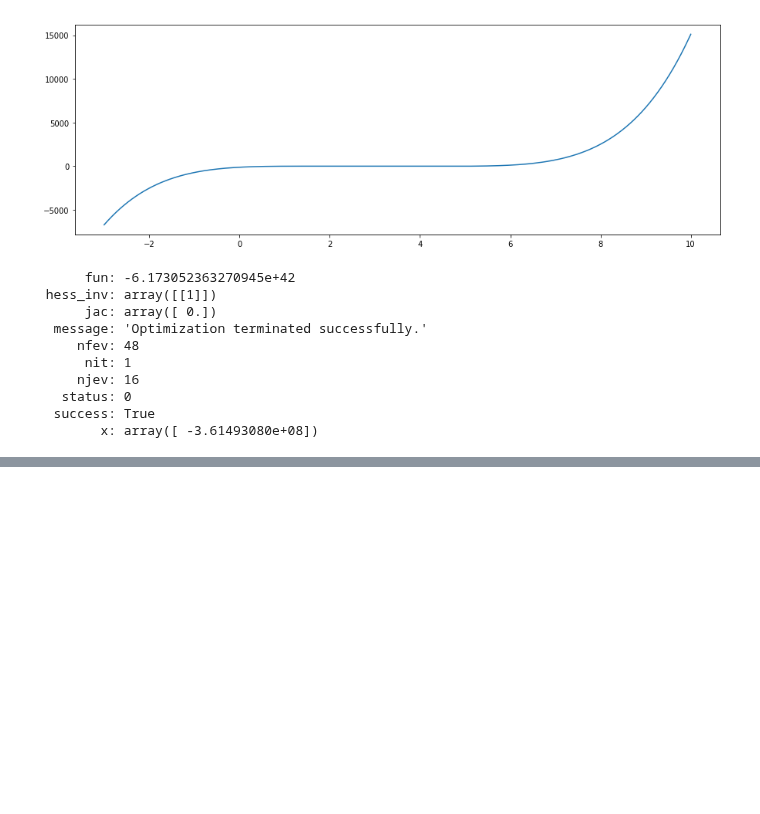
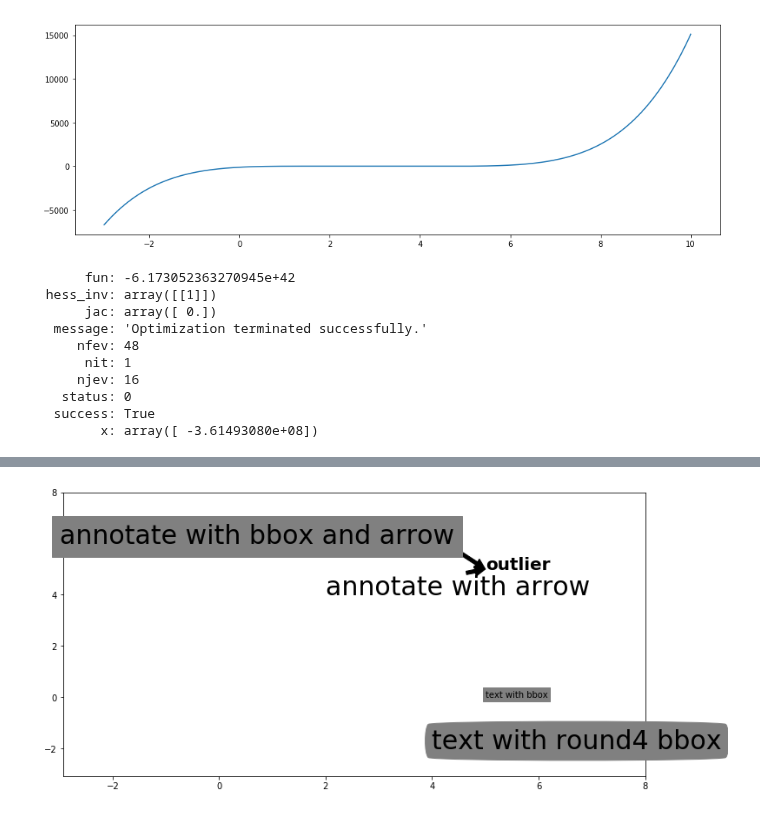
Before and after one commit to frhyme/frhyme.github.io, a Jupyter notebook: _posts/personal_ipynb/180614-optimizatino.ipynb, the cells around one changed output, grey strips where cells are left out. Saved outputs shown, nothing was run; the diff lists cells and outputs as text; code cells hidden in the pictures; blank space fills up the shorter version.

```diff
--- a/_posts/personal_ipynb/180614-optimizatino.ipynb
+++ b/_posts/personal_ipynb/180614-optimizatino.ipynb
@@ -141,0 +197,32 @@ np.
+# %%
+import matplotlib.pyplot as plt
+import numpy as np
+import pandas as pd
+
+sample_size = 1000
+x = list(np.random.normal(0, 1, sample_size))+[5]
+y = list(np.random.normal(0, 1, sample_size))+[5]
+
+plt.figure(figsize=(12, 6))
+#plt.scatter(x, y, alpha=0.5)
+
+plt.xlim(min(x), max(x)+3)
+plt.ylim(min(y), max(y)+3)
+
+plt.text(5, 5, s='outlier', fontsize=20, fontweight='bold')
+"""
+- what is the shrink meaning?
+"""
+plt.annotate('annotate with bbox and arrow', xy=(5, 5), xytext=(-3, 6), fontsize=30,
+             bbox=dict(boxstyle='square', color='grey'),
+             arrowprops=dict(facecolor='black')
+            )
+plt.annotate('annotate with arrow', xy=(5, 5), xytext=(2, 4), fontsize=30,
+             arrowprops=dict(facecolor='black')
+            )
+plt.text( 5, 0, 'text with bbox', bbox=dict(boxstyle='square', color='grey'))
+plt.text( 4, -2, 'text with round4 bbox', fontsize=30, bbox=dict(boxstyle='round4', color='grey'))
+plt.savefig('../../assets/images/markdown_img/180615_1652_annotation_with_bbox_and_arrow.svg')
+plt.show()
+# %% [output]
+[figure, added]
```
Also changed, not shown: parts of 4 cells of this notebook, 5 other files.
